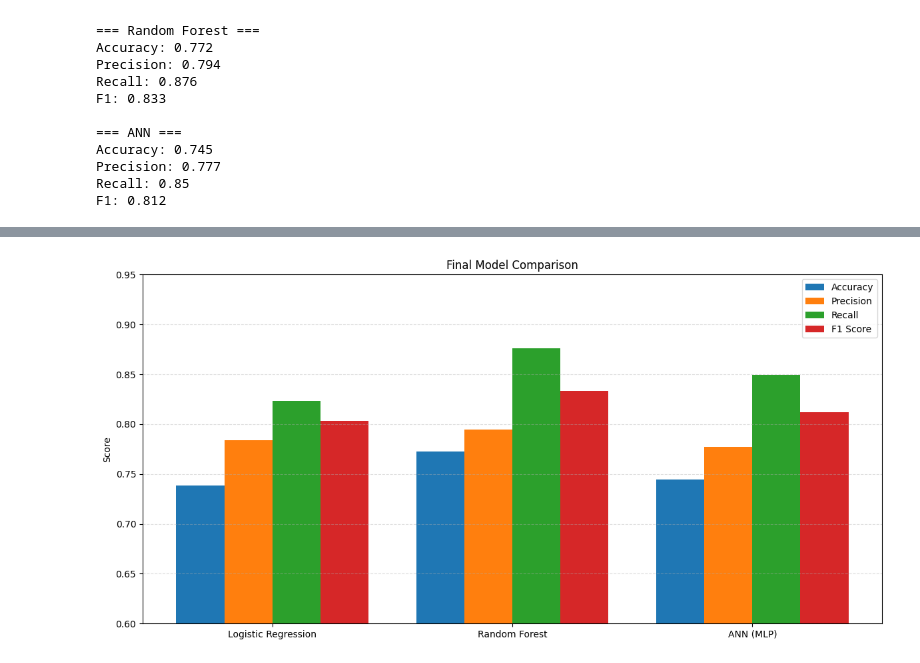
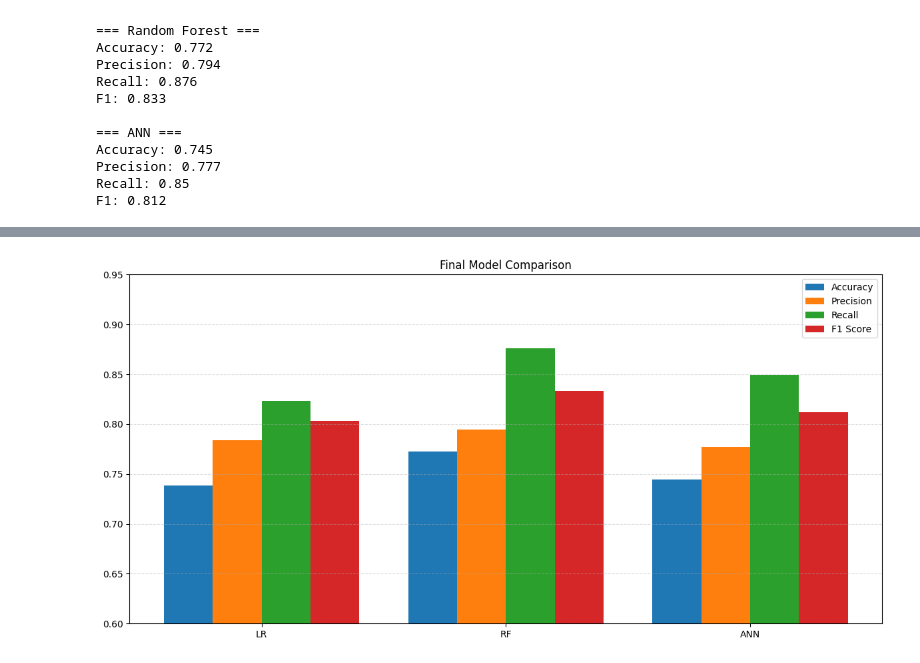
Before and after one commit to LukaM286/movie-success-prediction, a Jupyter notebook: movie_success_prediction.ipynb, the cells around one changed output, grey strips where cells are left out. Cells and saved outputs as stored; diff of their text form; code cells hidden in the pictures.

```diff
--- a/movie_success_prediction.ipynb
+++ b/movie_success_prediction.ipynb
@@ -585,3 +589,31 @@ Accuracy: 0.745
 Precision: 0.777
 Recall: 0.85
 F1: 0.812
+# %%
+models = [
+    ("Logistic Regression", y_pred_lr),
+    ("Random Forest", y_pred_rf),
+    ("ANN", y_pred_ann),
+]
+
+fig, axes = plt.subplots(1, 3, figsize=(16, 4))
+
+for ax, (name, preds) in zip(axes, models):
+    cm = confusion_matrix(y_test, preds)
+
+    sns.heatmap(
+        cm,
+        annot=True,
+        fmt='d',
+        cmap='Blues',
+        ax=ax,
+        xticklabels=['Not Success', 'Success'],
+        yticklabels=['Not Success', 'Success']
+    )
+
+    ax.set_title(name)
+    ax.set_xlabel("Predicted")
+    ax.set_ylabel("Actual")
+
+plt.tight_layout()
+plt.show()
@@ -588,8 +622,5 @@ F1: 0.812
 # %%
-import matplotlib.pyplot as plt
-import numpy as np
-
-models = ['Logistic Regression', 'Random Forest', 'ANN (MLP)']
+models = ['LR', 'RF', 'ANN']
 
 metrics = {
     'Accuracy': [
@@ -603,34 +634,33 @@ metrics = {
         precision_score(y_test, y_pred_ann),
     ],
     'Recall': [
         recall_score(y_test, y_pred_lr),
         recall_score(y_test, y_pred_rf),
         recall_score(y_test, y_pred_ann),
     ],
     'F1 Score': [
         f1_score(y_test, y_pred_lr),
         f1_score(y_test, y_pred_rf),
         f1_score(y_test, y_pred_ann),
     ],
 }
 
 x = np.arange(len(models))
 width = 0.2
 
 fig, ax = plt.subplots(figsize=(12, 6))
 
-for i, (metric_name, values) in enumerate(metrics.items()):
-    ax.bar(x + i * width, values, width, label=metric_name)
+for i, (name, vals) in enumerate(metrics.items()):
+    ax.bar(x + i * width, vals, width, label=name)
 
 ax.set_xticks(x + width * 1.5)
 ax.set_xticklabels(models)
 ax.set_ylim(0.6, 0.95)
 ax.set_title("Final Model Comparison")
-ax.set_ylabel("Score")
 ax.legend()
 ax.grid(axis='y', linestyle='--', alpha=0.4)
 
 plt.tight_layout()
 plt.show()
 # %% [output]
-[figure, old version]
+[figure, new version]
```
Also changed, not shown: parts of 16 cells of this notebook.
